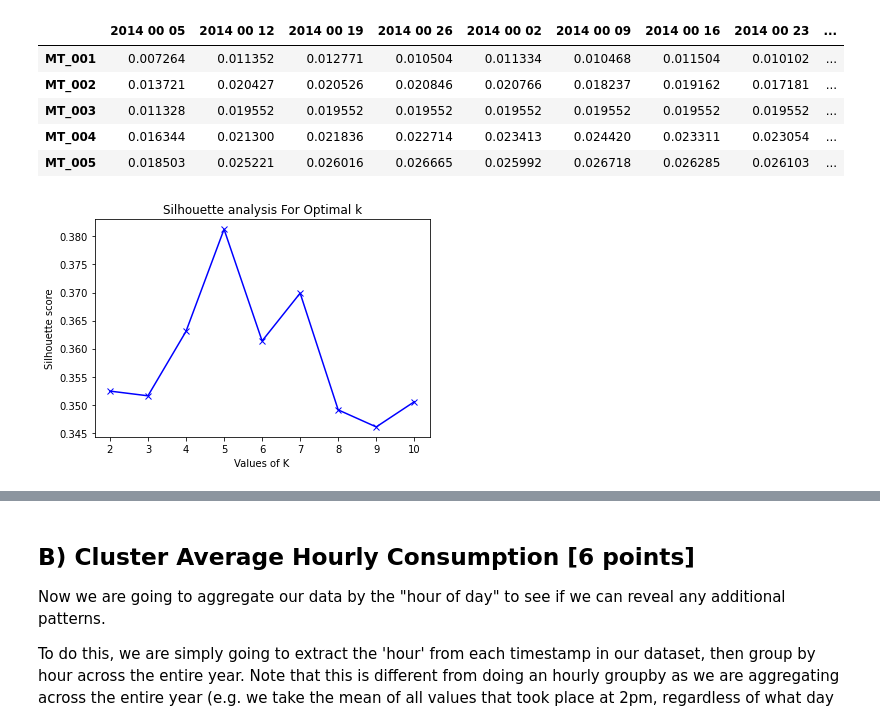
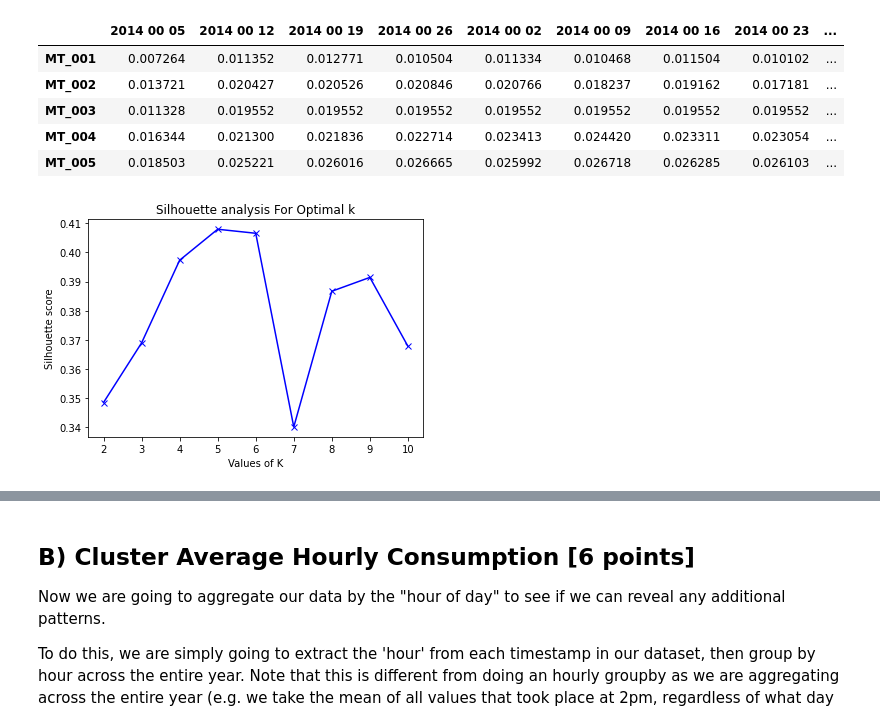
Before and after one commit to asouzujoseph/Machine-learning-with-Python, a Jupyter notebook: Assignment_3_Clustering_1.ipynb, the cells around one changed output, grey strips where cells are left out. Drawn from its saved outputs; the diff is of its cells as text; code cells hidden in the pictures.

```diff
--- a/Assignment_3_Clustering_1.ipynb
+++ b/Assignment_3_Clustering_1.ipynb
@@ -416,23 +419,24 @@ df_2014_scaled = scaler.fit_transform(df_2014)
 # %%
 ### Silhouette score
+import random
 random.seed(42)
 range_n_clusters = [2, 3, 4, 5, 6, 7, 8,9,10]
 silhouette_avg = []
 for num_clusters in range_n_clusters:
  # initialise kmeans
  kmeans = KMeans(n_clusters=num_clusters)
- kmeans.fit(df_2014_scaled)
+ kmeans.fit(df_2014)
  cluster_labels = kmeans.labels_
 
  # silhouette score
- silhouette_avg.append(silhouette_score(df_2014_scaled, cluster_labels))
+ silhouette_avg.append(silhouette_score(df_2014, cluster_labels))
 plt.plot(range_n_clusters,silhouette_avg,'bx-')
 plt.xlabel('Values of K')
 plt.ylabel('Silhouette score')
 plt.title('Silhouette analysis For Optimal k')
 plt.show()
 # %% [output]
-[figure, old version]
+[figure, new version]
 # %%
 km = KMeans(
     n_clusters=4, init='random',
```
Also changed, not shown: parts of 12 cells of this notebook.
